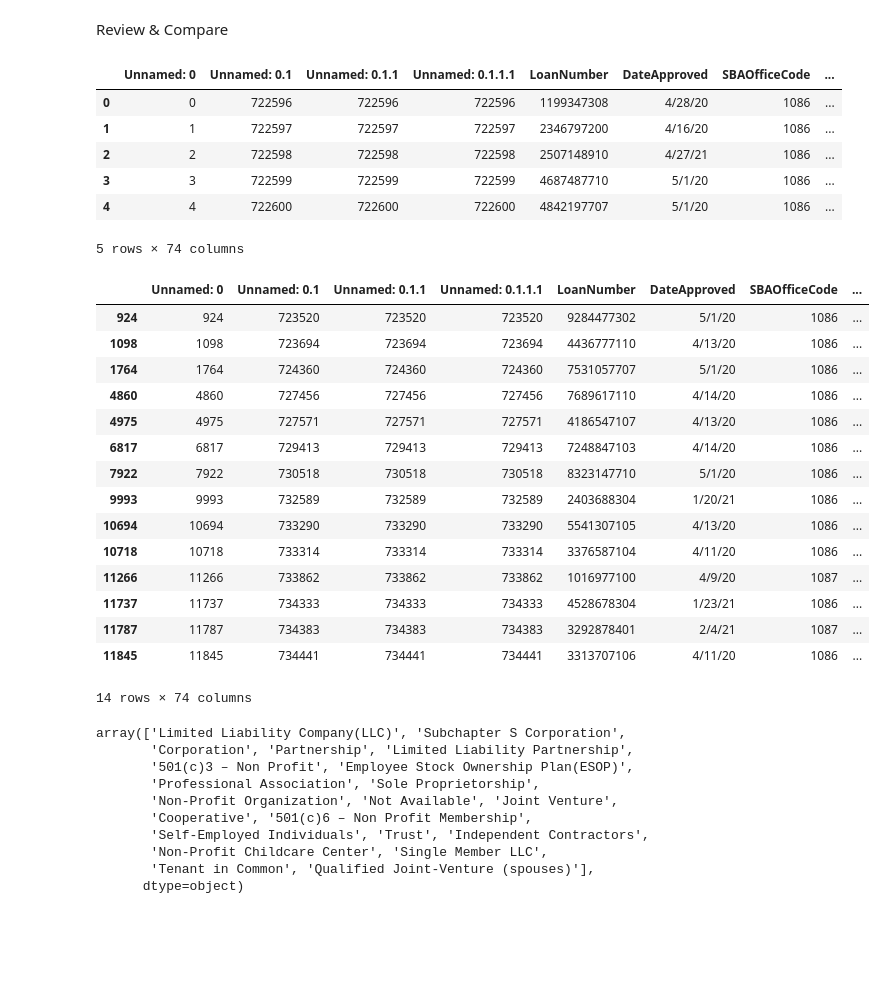
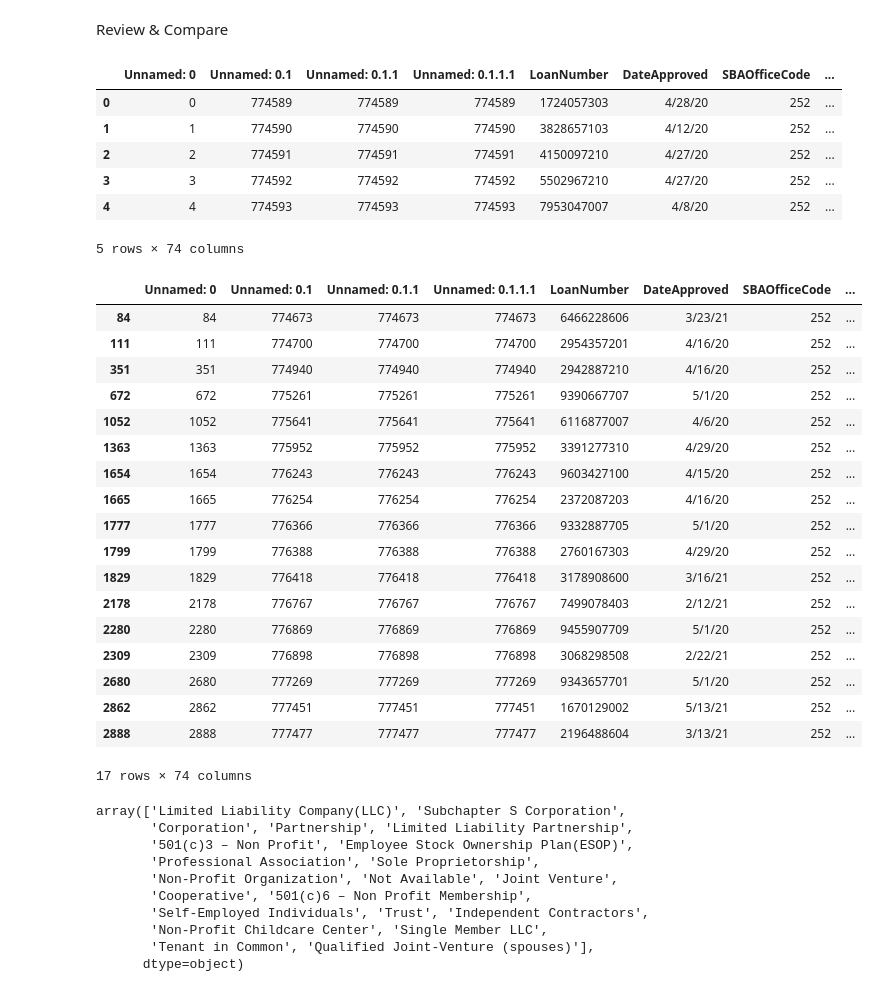
Before and after one commit to cspence001/mapdata_fips_aggregation, a Jupyter notebook: selenium_fips/selenium_census_script_fipscheck_PR.ipynb, the cells around one changed output. Cells and saved outputs as stored; diff of their text form; code cells hidden in the pictures; blank space fills up the shorter version.

```diff
--- a/selenium_fips/selenium_census_script_fipscheck_PR.ipynb
+++ b/selenium_fips/selenium_census_script_fipscheck_PR.ipynb
@@ -342,34 +348,37 @@ fips_OR.to_csv("../../data/state_data/geo/geo_fips/OR_fips_scraped.csv")
 # %% [markdown]
 Review & Compare
 # %%
-geo_or_fips = pd.read_csv("../../data/state_data/geo/geo_fips/OR_fips_scraped.csv")
-geo_or_fips.head()
+geo_pr_fips = pd.read_csv("../../data/state_data/geo/geo_fips/PR_fips_scraped.csv")
+geo_pr_fips.head()
 # %% [output]
 |  | Unnamed: 0 | Unnamed: 0.1 | Unnamed: 0.1.1 | Unnamed: 0.1.1.1 | LoanNumber | DateApproved | SBAOfficeCode | ... |
-| 0 | 0 | 722596 | 722596 | 722596 | 1199347308 | 4/28/20 | 1086 | ... |
-| 1 | 1 | 722597 | 722597 | 722597 | 2346797200 | 4/16/20 | 1086 | ... |
-| 2 | 2 | 722598 | 722598 | 722598 | 2507148910 | 4/27/21 | 1086 | ... |
-| 3 | 3 | 722599 | 722599 | 722599 | 4687487710 | 5/1/20 | 1086 | ... |
-| 4 | 4 | 722600 | 722600 | 722600 | 4842197707 | 5/1/20 | 1086 | ... |
+| 0 | 0 | 774589 | 774589 | 774589 | 1724057303 | 4/28/20 | 252 | ... |
+| 1 | 1 | 774590 | 774590 | 774590 | 3828657103 | 4/12/20 | 252 | ... |
+| 2 | 2 | 774591 | 774591 | 774591 | 4150097210 | 4/27/20 | 252 | ... |
+| 3 | 3 | 774592 | 774592 | 774592 | 5502967210 | 4/27/20 | 252 | ... |
+| 4 | 4 | 774593 | 774593 | 774593 | 7953047007 | 4/8/20 | 252 | ... |
 5 rows × 74 columns
 # %%
 ##### fill in missing Lat, Long, FIPS
-geo_or_fips.loc[geo_or_fips["FIPS_z"].isnull()] #27
+geo_pr_fips.loc[geo_pr_fips["FIPS_z"].isnull()] #27
 # %% [output]
 |  | Unnamed: 0 | Unnamed: 0.1 | Unnamed: 0.1.1 | Unnamed: 0.1.1.1 | LoanNumber | DateApproved | SBAOfficeCode | ... |
-| 924 | 924 | 723520 | 723520 | 723520 | 9284477302 | 5/1/20 | 1086 | ... |
-| 1098 | 1098 | 723694 | 723694 | 723694 | 4436777110 | 4/13/20 | 1086 | ... |
-| 1764 | 1764 | 724360 | 724360 | 724360 | 7531057707 | 5/1/20 | 1086 | ... |
-| 4860 | 4860 | 727456 | 727456 | 727456 | 7689617110 | 4/14/20 | 1086 | ... |
-| 4975 | 4975 | 727571 | 727571 | 727571 | 4186547107 | 4/13/20 | 1086 | ... |
-| 6817 | 6817 | 729413 | 729413 | 729413 | 7248847103 | 4/14/20 | 1086 | ... |
-| 7922 | 7922 | 730518 | 730518 | 730518 | 8323147710 | 5/1/20 | 1086 | ... |
-| 9993 | 9993 | 732589 | 732589 | 732589 | 2403688304 | 1/20/21 | 1086 | ... |
-| 10694 | 10694 | 733290 | 733290 | 733290 | 5541307105 | 4/13/20 | 1086 | ... |
-| 10718 | 10718 | 733314 | 733314 | 733314 | 3376587104 | 4/11/20 | 1086 | ... |
-| 11266 | 11266 | 733862 | 733862 | 733862 | 1016977100 | 4/9/20 | 1087 | ... |
-| 11737 | 11737 | 734333 | 734333 | 734333 | 4528678304 | 1/23/21 | 1086 | ... |
-| 11787 | 11787 | 734383 | 734383 | 734383 | 3292878401 | 2/4/21 | 1087 | ... |
-| 11845 | 11845 | 734441 | 734441 | 734441 | 3313707106 | 4/11/20 | 1086 | ... |
+| 84 | 84 | 774673 | 774673 | 774673 | 6466228606 | 3/23/21 | 252 | ... |
+| 111 | 111 | 774700 | 774700 | 774700 | 2954357201 | 4/16/20 | 252 | ... |
+| 351 | 351 | 774940 | 774940 | 774940 | 2942887210 | 4/16/20 | 252 | ... |
+| 672 | 672 | 775261 | 775261 | 775261 | 9390667707 | 5/1/20 | 252 | ... |
+| 1052 | 1052 | 775641 | 775641 | 775641 | 6116877007 | 4/6/20 | 252 | ... |
+| 1363 | 1363 | 775952 | 775952 | 775952 | 3391277310 | 4/29/20 | 252 | ... |
+| 1654 | 1654 | 776243 | 776243 | 776243 | 9603427100 | 4/15/20 | 252 | ... |
+| 1665 | 1665 | 776254 | 776254 | 776254 | 2372087203 | 4/16/20 | 252 | ... |
+| 1777 | 1777 | 776366 | 776366 | 776366 | 9332887705 | 5/1/20 | 252 | ... |
+| 1799 | 1799 | 776388 | 776388 | 776388 | 2760167303 | 4/29/20 | 252 | ... |
+| 1829 | 1829 | 776418 | 776418 | 776418 | 3178908600 | 3/16/21 | 252 | ... |
+| 2178 | 2178 | 776767 | 776767 | 776767 | 7499078403 | 2/12/21 | 252 | ... |
+| 2280 | 2280 | 776869 | 776869 | 776869 | 9455907709 | 5/1/20 | 252 | ... |
+| 2309 | 2309 | 776898 | 776898 | 776898 | 3068298508 | 2/22/21 | 252 | ... |
+| 2680 | 2680 | 777269 | 777269 | 777269 | 9343657701 | 5/1/20 | 252 | ... |
+| 2862 | 2862 | 777451 | 777451 | 777451 | 1670129002 | 5/13/21 | 252 | ... |
+| 2888 | 2888 | 777477 | 777477 | 777477 | 2196488604 | 3/13/21 | 252 | ... |
-14 rows × 74 columns
+17 rows × 74 columns
 # %%
```
Also changed, not shown: parts of 18 cells of this notebook.
